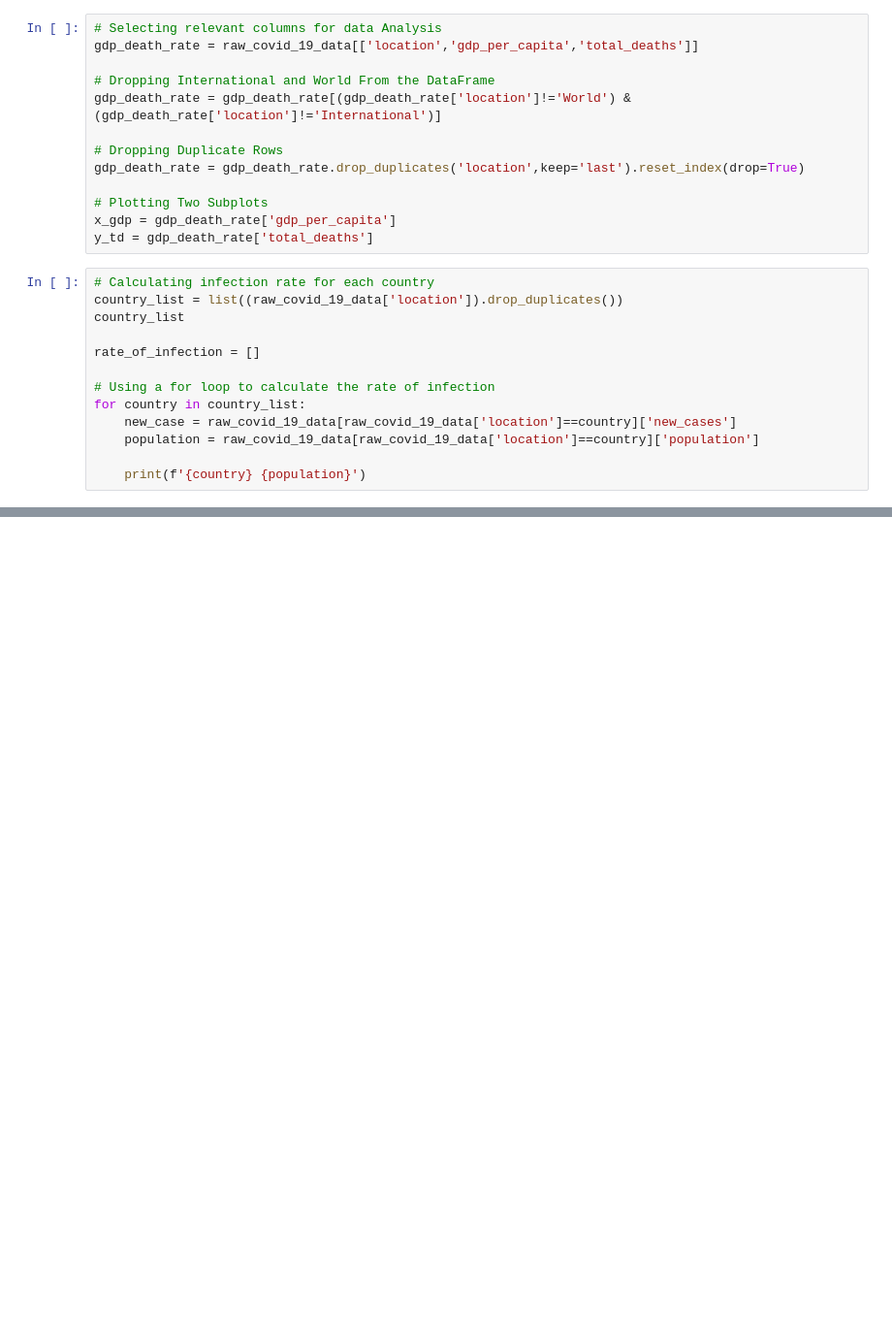
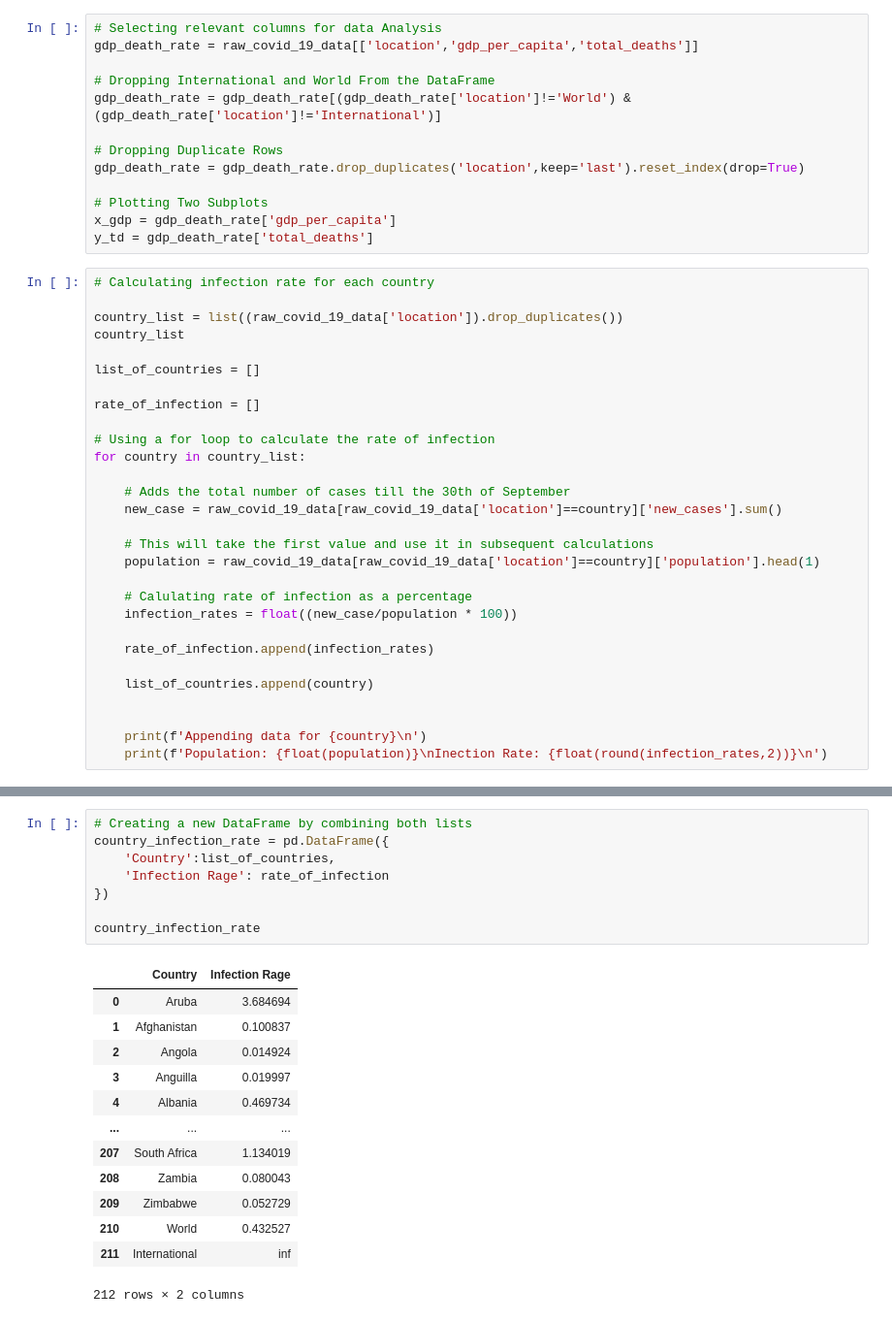
Before and after one commit to skumble27/COVID-19-Causation, a Jupyter notebook: sumukh_kumble/skprojectDraft4.ipynb, the cells around one changed output, grey strips where cells are left out. Shown at 97% size. Cells and saved outputs as stored; diff of their text form; blank space fills up the shorter version.

```diff
--- a/sumukh_kumble/skprojectDraft4.ipynb
+++ b/sumukh_kumble/skprojectDraft4.ipynb
@@ -450,15 +451,31 @@ x_gdp = gdp_death_rate['gdp_per_capita']
 y_td = gdp_death_rate['total_deaths']
 # %%
 # Calculating infection rate for each country
+
 country_list = list((raw_covid_19_data['location']).drop_duplicates())
 country_list
+
+list_of_countries = []
 
 rate_of_infection = []
 
 # Using a for loop to calculate the rate of infection
 for country in country_list:
-    new_case = raw_covid_19_data[raw_covid_19_data['location']==country]['new_cases']
-    population = raw_covid_19_data[raw_covid_19_data['location']==country]['population']
 
-    print(f'{country} {population}')
+    # Adds the total number of cases till the 30th of September
+    new_case = raw_covid_19_data[raw_covid_19_data['location']==country]['new_cases'].sum()
+
+    # This will take the first value and use it in subsequent calculations
+    population = raw_covid_19_data[raw_covid_19_data['location']==country]['population'].head(1)
+
+    # Calulating rate of infection as a percentage
+    infection_rates = float((new_case/population * 100))
+
+    rate_of_infection.append(infection_rates)
+
+    list_of_countries.append(country)
+
+
+    print(f'Appending data for {country}\n')
+    print(f'Population: {float(population)}\nInection Rate: {float(round(infection_rates,2))}\n')
 # %% [output]
@@ -495,0 +499,22 @@ Name: location, Length: 47116, dtype: object
+# %%
+# Creating a new DataFrame by combining both lists
+country_infection_rate = pd.DataFrame({
+    'Country':list_of_countries,
+    'Infection Rage': rate_of_infection
+})
+
+country_infection_rate
+# %% [output]
+|  | Country | Infection Rage |
+| 0 | Aruba | 3.684694 |
+| 1 | Afghanistan | 0.100837 |
+| 2 | Angola | 0.014924 |
+| 3 | Anguilla | 0.019997 |
+| 4 | Albania | 0.469734 |
+| ... | ... | ... |
+| 207 | South Africa | 1.134019 |
+| 208 | Zambia | 0.080043 |
+| 209 | Zimbabwe | 0.052729 |
+| 210 | World | 0.432527 |
+| 211 | International | inf |
+212 rows × 2 columns
```
Also changed, not shown: parts of 3 cells of this notebook, 2 other files.
